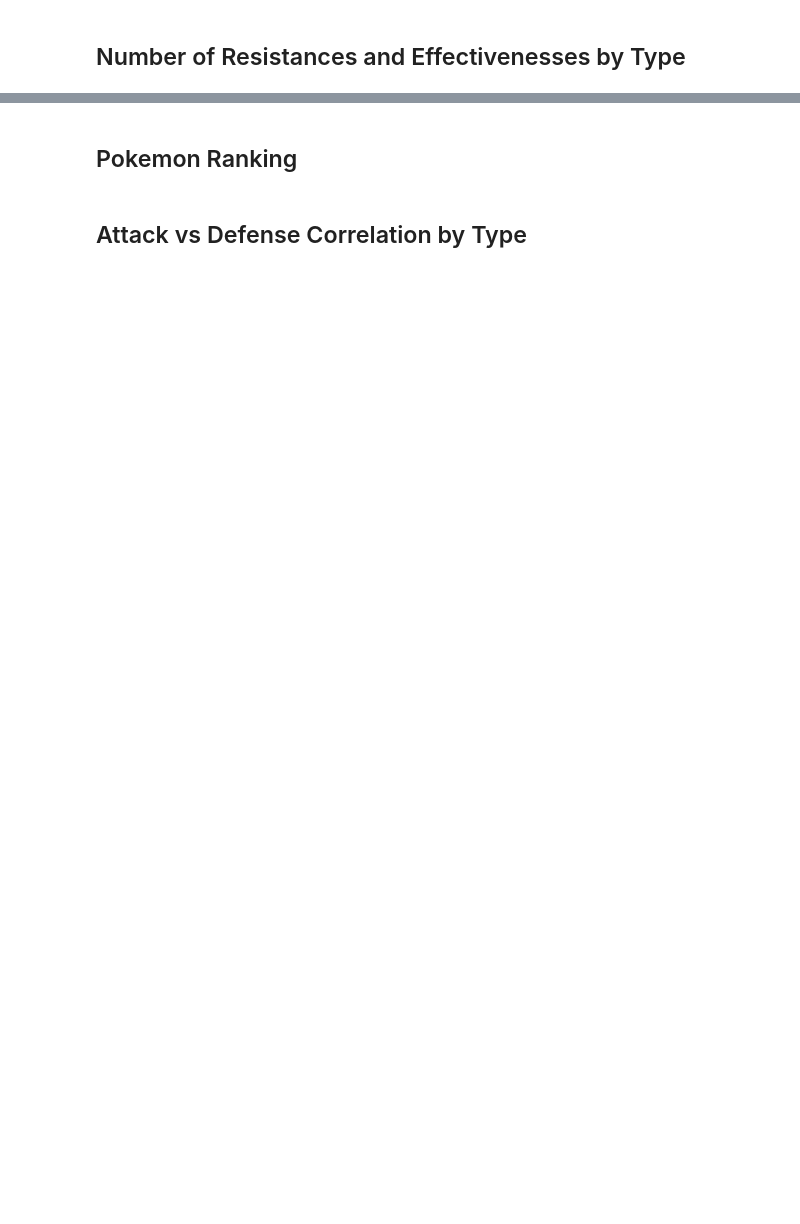
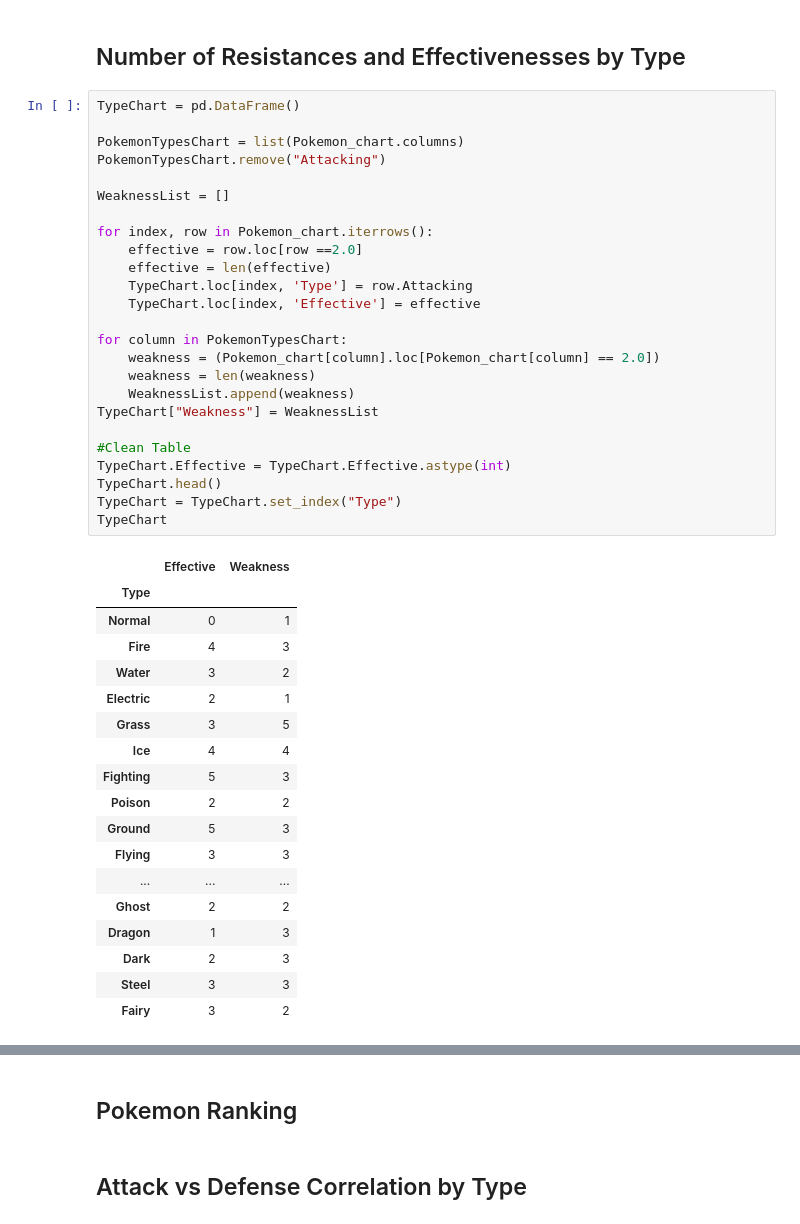
Before and after one commit to Heyitskochi/PokeAnalyzer, a Jupyter notebook: Main.ipynb, the cells around one changed output, grey strips where cells are left out. Saved outputs shown, nothing was run; the diff lists cells and outputs as text; blank space fills up the shorter version.

```diff
--- a/Main.ipynb
+++ b/Main.ipynb
@@ -31,2 +56,46 @@ Pokemon_data
 # %% [markdown]
 ## Number of Resistances and Effectivenesses by Type
+# %%
+TypeChart = pd.DataFrame()
+
+PokemonTypesChart = list(Pokemon_chart.columns)
+PokemonTypesChart.remove("Attacking")
+
+WeaknessList = []
+
+for index, row in Pokemon_chart.iterrows():
+    effective = row.loc[row ==2.0]
+    effective = len(effective)
+    TypeChart.loc[index, 'Type'] = row.Attacking
+    TypeChart.loc[index, 'Effective'] = effective
+
+for column in PokemonTypesChart:
+    weakness = (Pokemon_chart[column].loc[Pokemon_chart[column] == 2.0])
+    weakness = len(weakness)
+    WeaknessList.append(weakness)
+TypeChart["Weakness"] = WeaknessList
+
+#Clean Table
+TypeChart.Effective = TypeChart.Effective.astype(int)
+TypeChart.head()
+TypeChart = TypeChart.set_index("Type")
+TypeChart
+# %% [output]
+|  | Effective | Weakness |
+| Type |  |  |
+| Normal | 0 | 1 |
+| Fire | 4 | 3 |
+| Water | 3 | 2 |
+| Electric | 2 | 1 |
+| Grass | 3 | 5 |
+| Ice | 4 | 4 |
+| Fighting | 5 | 3 |
+| Poison | 2 | 2 |
+| Ground | 5 | 3 |
+| Flying | 3 | 3 |
+| ... | ... | ... |
+| Ghost | 2 | 2 |
+| Dragon | 1 | 3 |
+| Dark | 2 | 3 |
+| Steel | 3 | 3 |
+| Fairy | 3 | 2 |
```
Also changed, not shown: parts of 9 cells of this notebook.
